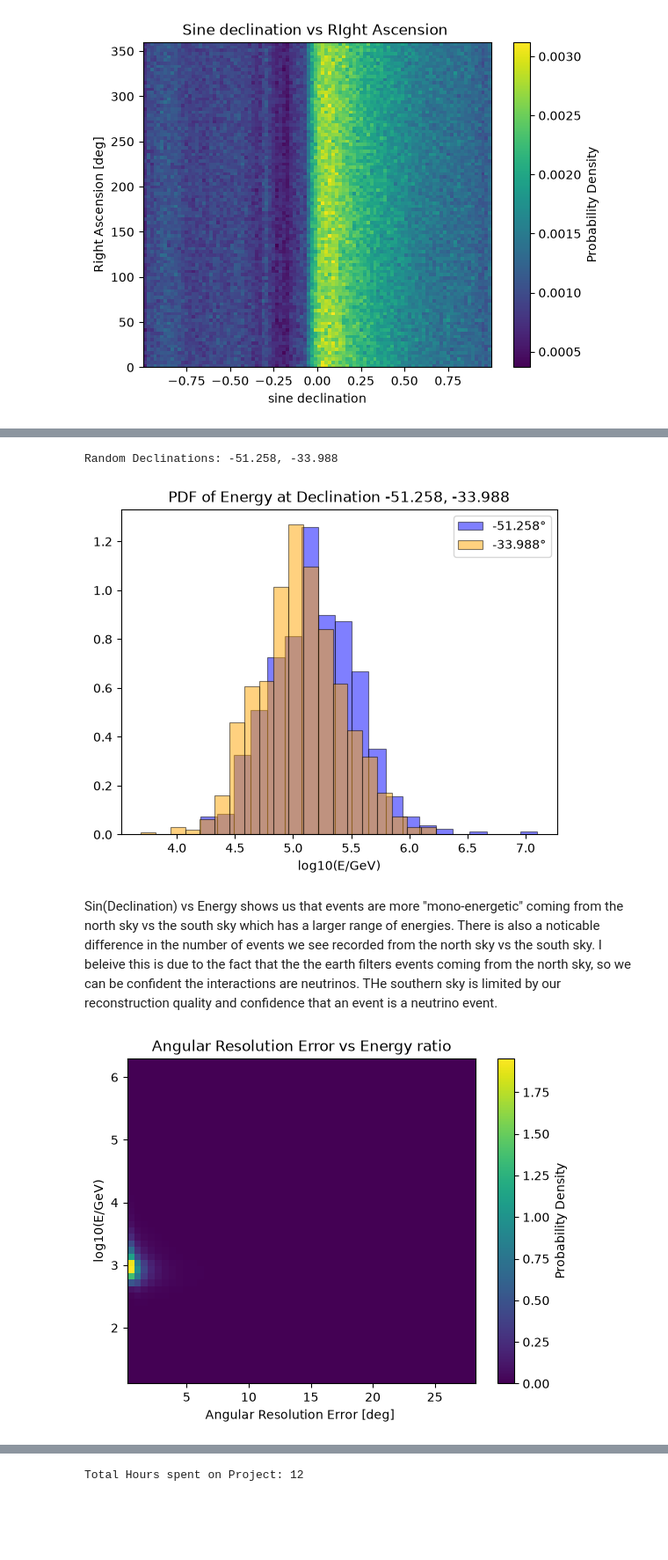
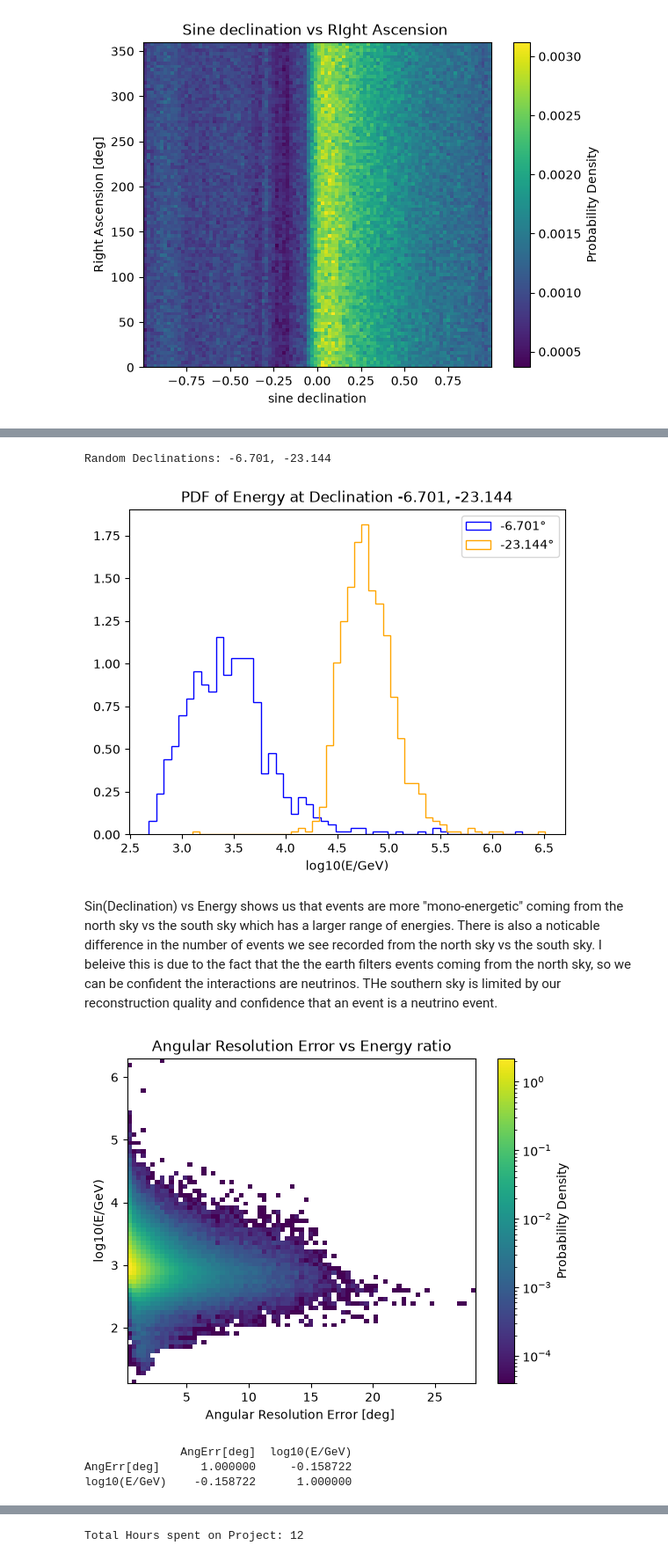
Before and after one commit to vigneshK0404/Data_Science_Projects, a Jupyter notebook: Project_1_Karthikeyan.ipynb, the cells around one changed output, grey strips where cells are left out. Shown at 88% size. Cells and saved outputs as stored; diff of their text form; code cells hidden in the pictures; blank space fills up the shorter version.

```diff
--- a/Project_1_Karthikeyan.ipynb
+++ b/Project_1_Karthikeyan.ipynb
@@ -176,29 +178,32 @@ dec1, dec2 = np.random.choice(df_south["Dec[deg]"], size=2)
 print(f"Random Declinations: {dec1}, {dec2}")
 dec1_flag = (df_south["Dec[deg]"] > (dec1- 0.05)) & (df_south["Dec[deg]"] < (dec1 + 0.05))
 dec2_flag = (df_south["Dec[deg]"] > (dec2- 0.05)) & (df_south["Dec[deg]"] < (dec2 + 0.05))
-plt.hist(df_south[dec1_flag]["log10(E/GeV)"], bins=20, edgecolor="black", color="blue",
-         alpha=0.5, linewidth=0.8, density=True, label=f"{dec1}°")
-plt.hist(df_south[dec2_flag]["log10(E/GeV)"], bins=20, edgecolor="black", color="orange",
-         alpha=0.5, linewidth=0.8, density=True, label=f"{dec2}°")
+plt.hist(df_south[dec1_flag]["log10(E/GeV)"], bins=50, edgecolor="blue", histtype="step", density=True, label=f"{dec1}°")
+plt.hist(df_south[dec2_flag]["log10(E/GeV)"], bins=50, edgecolor="orange", histtype="step", density=True, label=f"{dec2}°")
 plt.xlabel("log10(E/GeV)")
 plt.title(f"PDF of Energy at Declination {dec1}, {dec2}")
 plt.legend()
 plt.show()
 # %% [output]
-Random Declinations: -51.258, -33.988
+Random Declinations: -6.701, -23.144
-[figure, old version]
+[figure, new version]
 # %% [markdown]
 Sin(Declination) vs Energy shows us that events are more "mono-energetic" coming from the north sky vs the south sky which has a larger range of energies. There is also a noticable difference in the number of events we see recorded from the north sky vs the south sky. I beleive this is due to the fact that the the earth filters events coming from the north sky, so we can be confident the interactions are neutrinos. THe southern sky is limited by our reconstruction quality and confidence that an event is a neutrino event.
 # %%
 df_err = df[df["Dec[deg]"] > -5 ]
 ang_err = df_err["AngErr[deg]"]
 E_per_GeV = df_err["log10(E/GeV)"]
-plt.hist2d(ang_err, E_per_GeV ,bins=50, density=True)
+plt.hist2d(ang_err, E_per_GeV ,bins=75, density=True, norm=LogNorm())
 plt.xlabel("Angular Resolution Error [deg] ")
 plt.ylabel("log10(E/GeV)")
 plt.title("Angular Resolution Error vs Energy ratio")
 plt.colorbar(label="Probability Density")
 plt.show()
+
+print(df_err[["AngErr[deg]", "log10(E/GeV)"]].corr())
 # %% [output]
-[figure, old version]
+[figure, new version]
+              AngErr[deg]  log10(E/GeV)
+AngErr[deg]      1.000000     -0.158722
+log10(E/GeV)    -0.158722      1.000000
 # %% [markdown]
```
Also changed, not shown: parts of 12 cells of this notebook.
